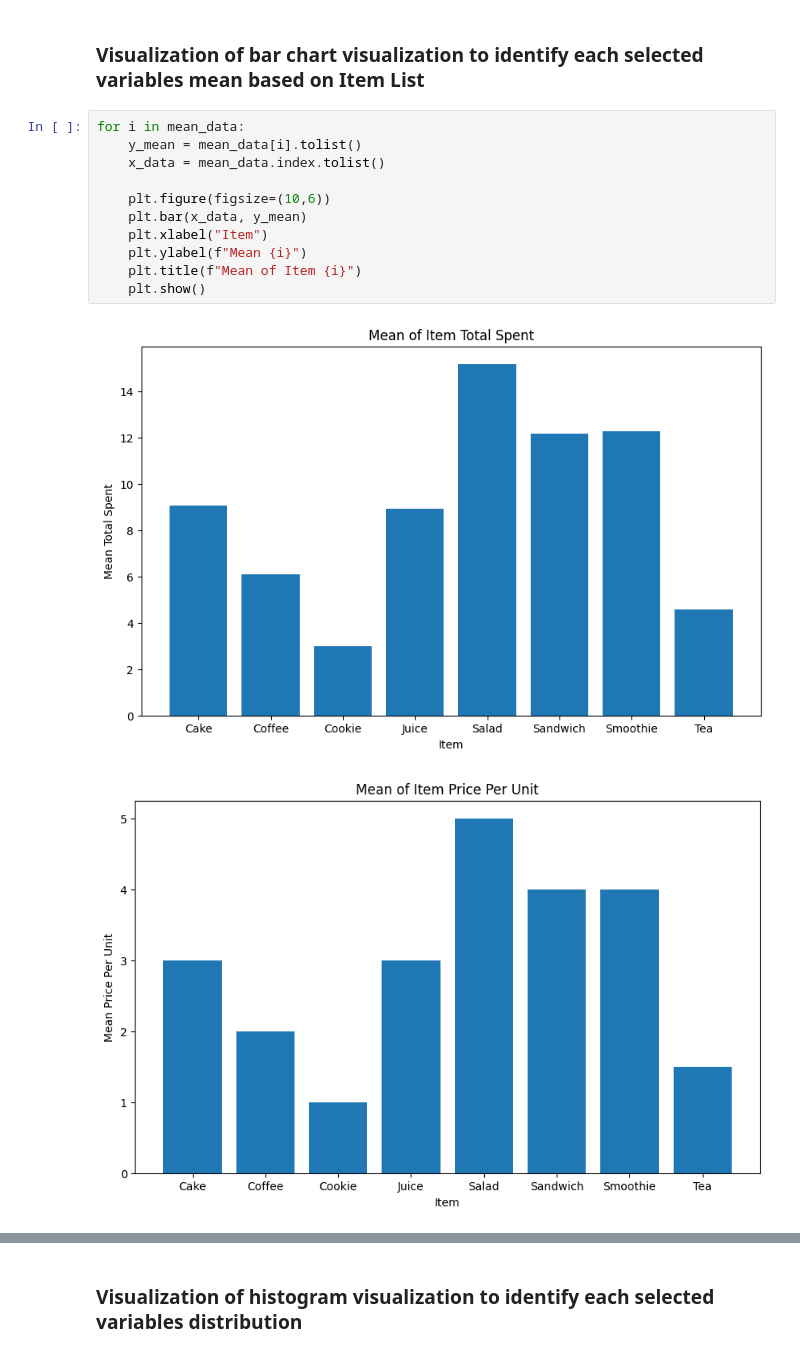
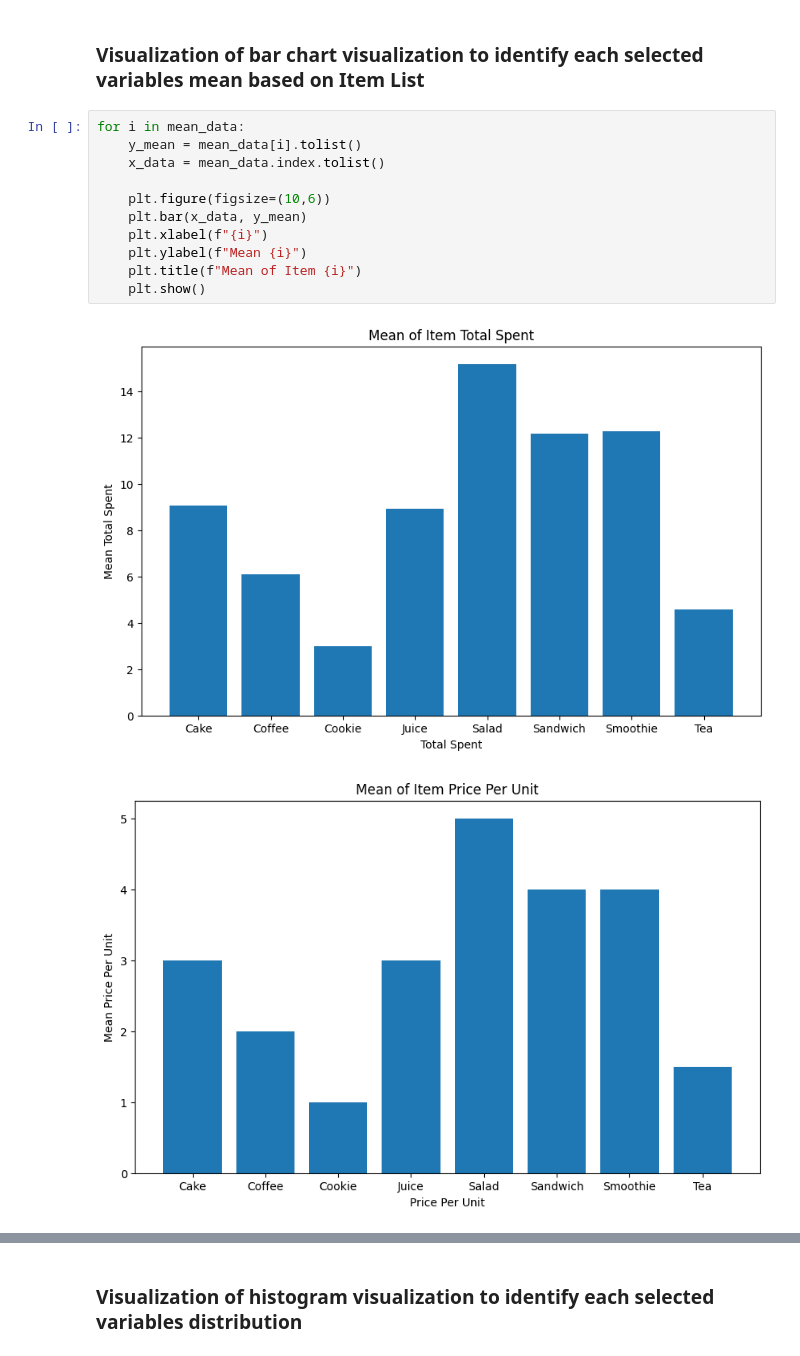
Before and after one commit to Muhammad15Dandi/Main-Project, a Jupyter notebook: [Food & Beverage Sector, Python] Unveiling Customer Patterns Through Depth Clustering Analysis.ipynb, the cells around one changed output, grey strips where cells are left out. Drawn from its saved outputs; the diff is of its cells as text.

```diff
--- a/[Food & Beverage Sector, Python] Unveiling Customer Patterns Through Depth Clustering Analysis.ipynb
+++ b/[Food & Beverage Sector, Python] Unveiling Customer Patterns Through Depth Clustering Analysis.ipynb
@@ -324,14 +324,14 @@ mean_data
 # %%
 for i in mean_data:
     y_mean = mean_data[i].tolist()
     x_data = mean_data.index.tolist()
 
     plt.figure(figsize=(10,6))
     plt.bar(x_data, y_mean)
-    plt.xlabel("Item")
+    plt.xlabel(f"{i}")
     plt.ylabel(f"Mean {i}")
     plt.title(f"Mean of Item {i}")
     plt.show()
 # %% [output]
-[figure, old version]
+[figure, new version]
-[figure, old version]
+[figure, new version]
```
Also changed, not shown: parts of 4 cells of this notebook.
